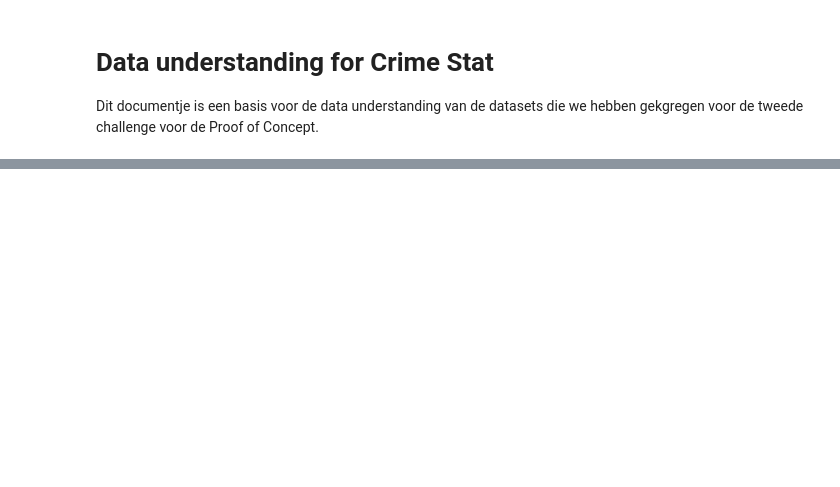
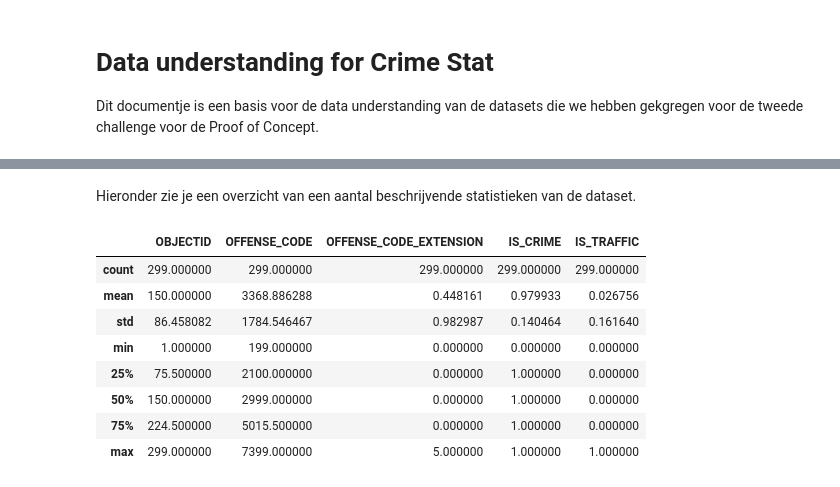
Before and after one commit to KolmschateS/poc-crime, a Jupyter notebook: basic_data_understanding.ipynb, the cells around one changed output, grey strips where cells are left out. Saved outputs shown, nothing was run; the diff lists cells and outputs as text; code cells hidden in the pictures; blank space fills up the shorter version.

```diff
--- a/basic_data_understanding.ipynb
+++ b/basic_data_understanding.ipynb
@@ -41,0 +143,14 @@ None
+# %% [markdown]
+Hieronder zie je een overzicht van een aantal beschrijvende statistieken van de dataset.
+# %%
+offense_df.describe()
+# %% [output]
+|  | OBJECTID | OFFENSE_CODE | OFFENSE_CODE_EXTENSION | IS_CRIME | IS_TRAFFIC |
+| count | 299.000000 | 299.000000 | 299.000000 | 299.000000 | 299.000000 |
+| mean | 150.000000 | 3368.886288 | 0.448161 | 0.979933 | 0.026756 |
+| std | 86.458082 | 1784.546467 | 0.982987 | 0.140464 | 0.161640 |
+| min | 1.000000 | 199.000000 | 0.000000 | 0.000000 | 0.000000 |
+| 25% | 75.500000 | 2100.000000 | 0.000000 | 1.000000 | 0.000000 |
+| 50% | 150.000000 | 2999.000000 | 0.000000 | 1.000000 | 0.000000 |
+| 75% | 224.500000 | 5015.500000 | 0.000000 | 1.000000 | 0.000000 |
+| max | 299.000000 | 7399.000000 | 5.000000 | 1.000000 | 1.000000 |
```
Also changed, not shown: parts of 21 cells of this notebook.
